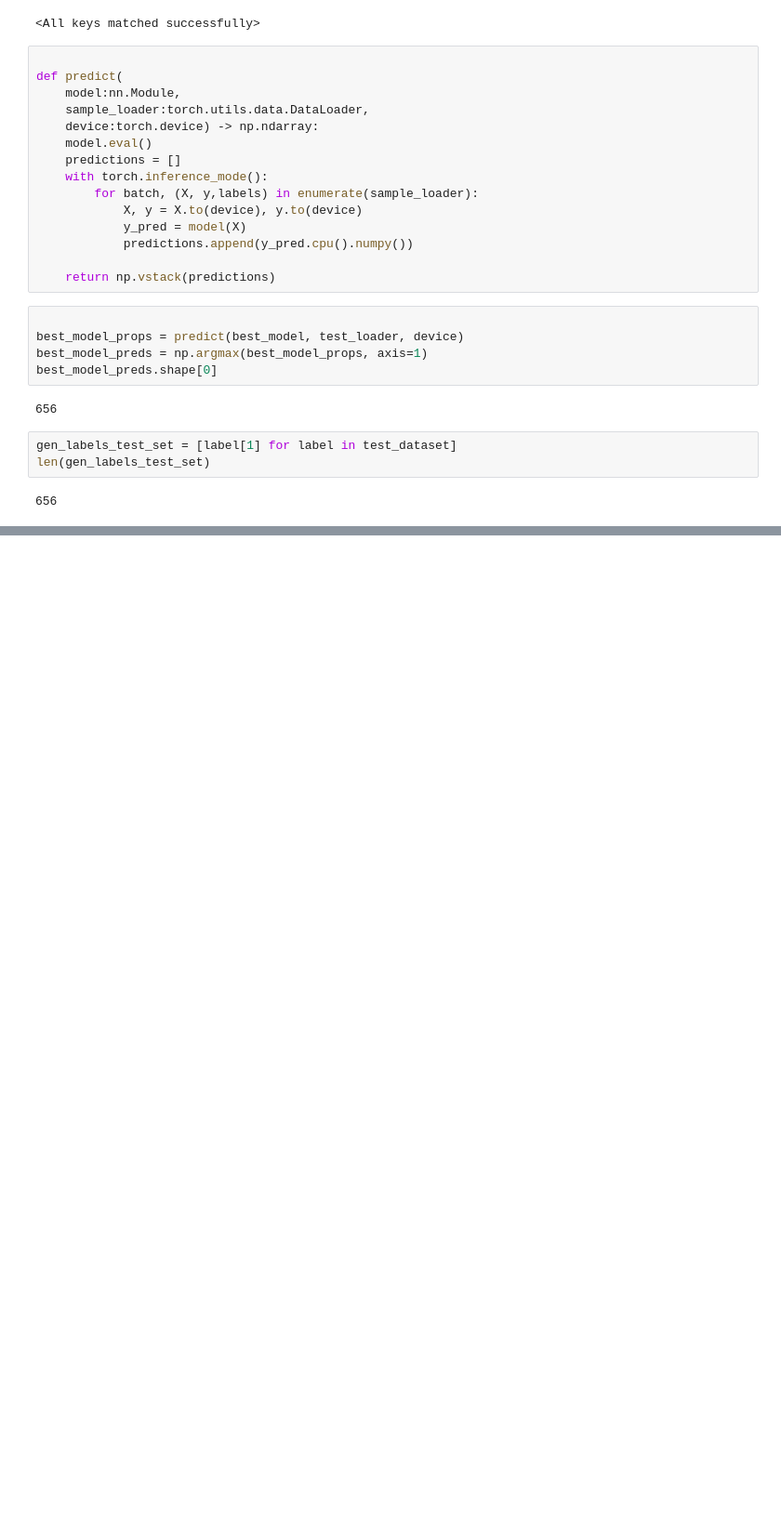
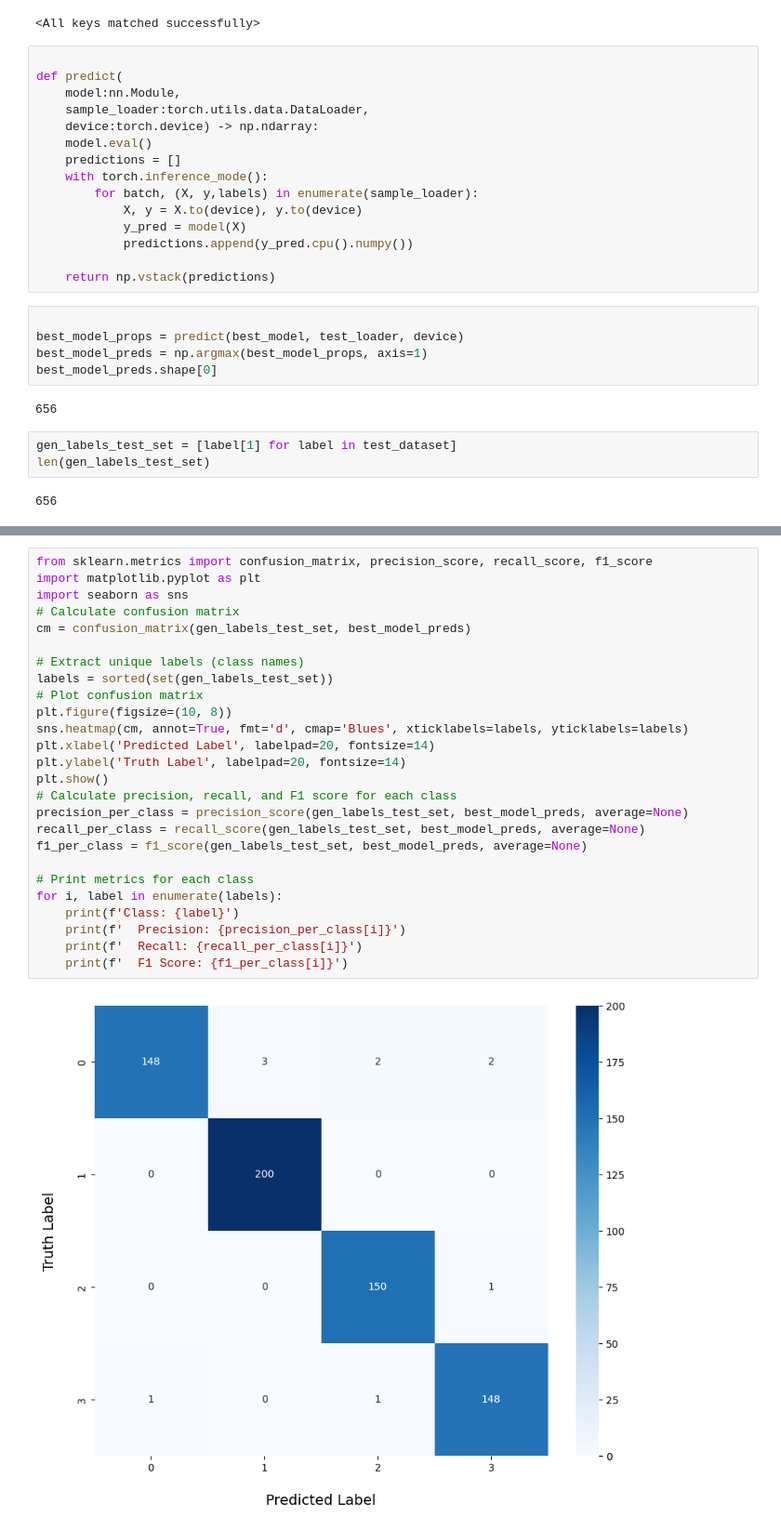
Before and after one commit to kashishthakur26/Brain_tumor_research, a Jupyter notebook: Cnn_torch.ipynb, the cells around one changed output, grey strips where cells are left out. Shown at 93% size. Saved outputs shown, nothing was run; the diff lists cells and outputs as text; blank space fills up the shorter version.

```diff
--- a/Cnn_torch.ipynb
+++ b/Cnn_torch.ipynb
@@ -363,0 +373,28 @@ print(f'F1 Score: {f1}')
+# %%
+from sklearn.metrics import confusion_matrix, precision_score, recall_score, f1_score
+import matplotlib.pyplot as plt
+import seaborn as sns
+# Calculate confusion matrix
+cm = confusion_matrix(gen_labels_test_set, best_model_preds)
+
+# Extract unique labels (class names)
+labels = sorted(set(gen_labels_test_set))
+# Plot confusion matrix
+plt.figure(figsize=(10, 8))
+sns.heatmap(cm, annot=True, fmt='d', cmap='Blues', xticklabels=labels, yticklabels=labels)
+plt.xlabel('Predicted Label', labelpad=20, fontsize=14)
+plt.ylabel('Truth Label', labelpad=20, fontsize=14)
+plt.show()
+# Calculate precision, recall, and F1 score for each class
+precision_per_class = precision_score(gen_labels_test_set, best_model_preds, average=None)
+recall_per_class = recall_score(gen_labels_test_set, best_model_preds, average=None)
+f1_per_class = f1_score(gen_labels_test_set, best_model_preds, average=None)
+
+# Print metrics for each class
+for i, label in enumerate(labels):
+    print(f'Class: {label}')
+    print(f'  Precision: {precision_per_class[i]}')
+    print(f'  Recall: {recall_per_class[i]}')
+    print(f'  F1 Score: {f1_per_class[i]}')
+# %% [output]
+[figure, added]
```
Also changed, not shown: parts of 9 cells of this notebook, 10 other files.
